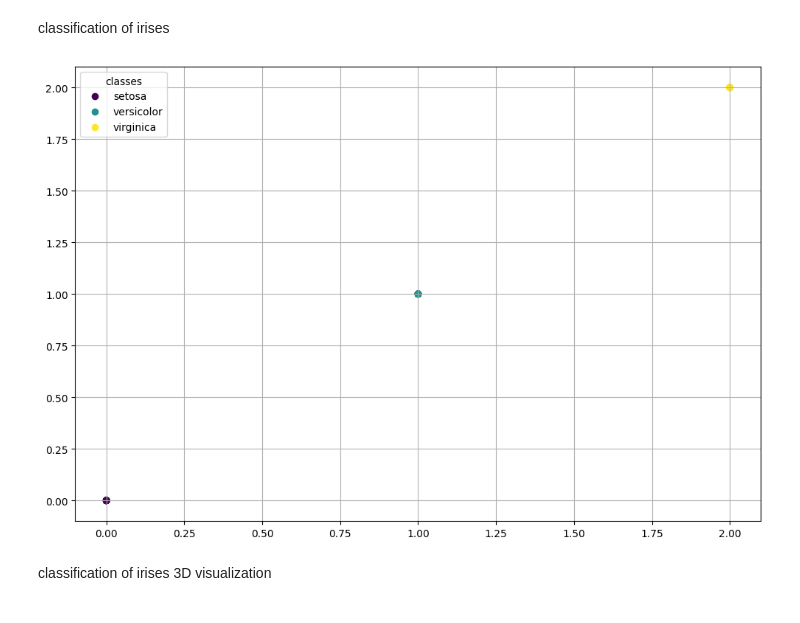
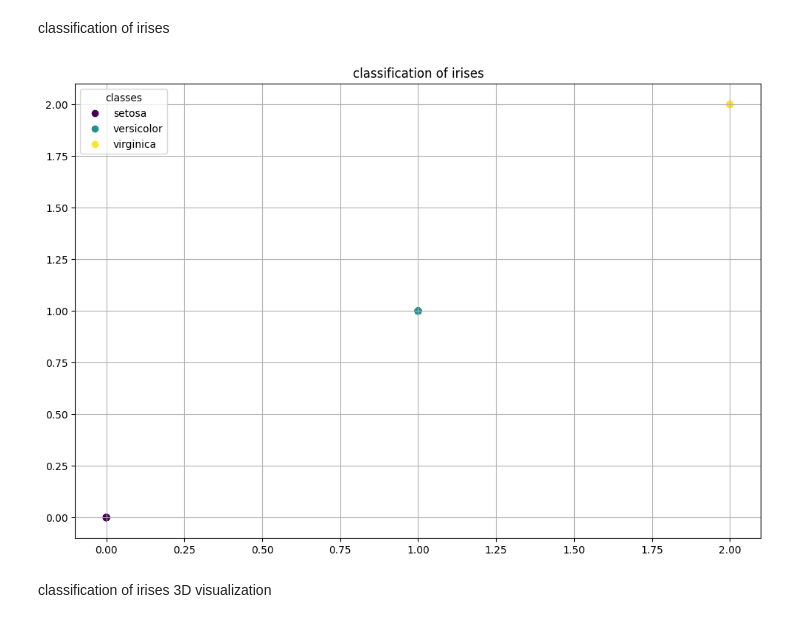
Before and after one commit to fletxcher/iris_nn, a Jupyter notebook: iris_data.ipynb, the cells around one changed output. Cells and saved outputs as stored; diff of their text form; code cells hidden in the pictures.

```diff
--- a/iris_data.ipynb
+++ b/iris_data.ipynb
@@ -174,13 +174,13 @@ y-test: [1 0 2 1 1 0 1 2 1 1 2 0 0 0 0 1 2 1 1 2 0 2 0 2 2 2 2 2 0 0 0 0 1 0 0 2
 classification of irises
 # %%
 plt.figure(figsize = (12,8))
-plt.title()
+plt.title("classification of irises")
 plt.scatter(predictions, y_test, c = predictions)
 plt.legend(scatter.legend_elements()[0], iris_data["target_names"], title = "classes")
 plt.grid(True)
 plt.show()
 # %% [output]
-[figure, old version]
+[figure, new version]
 # %% [markdown]
 classification of irises 3D visualization
 # %%
```
Also changed, not shown: parts of 1 cell of this notebook.
